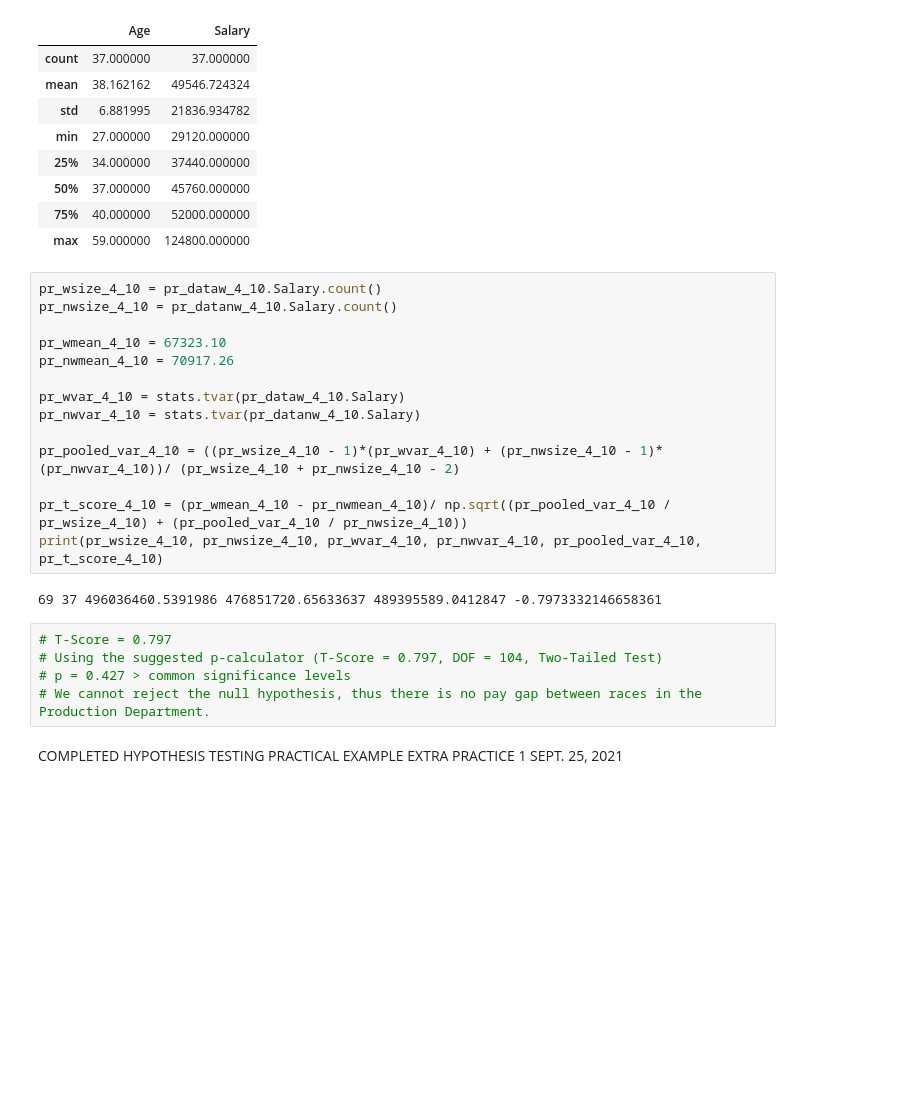
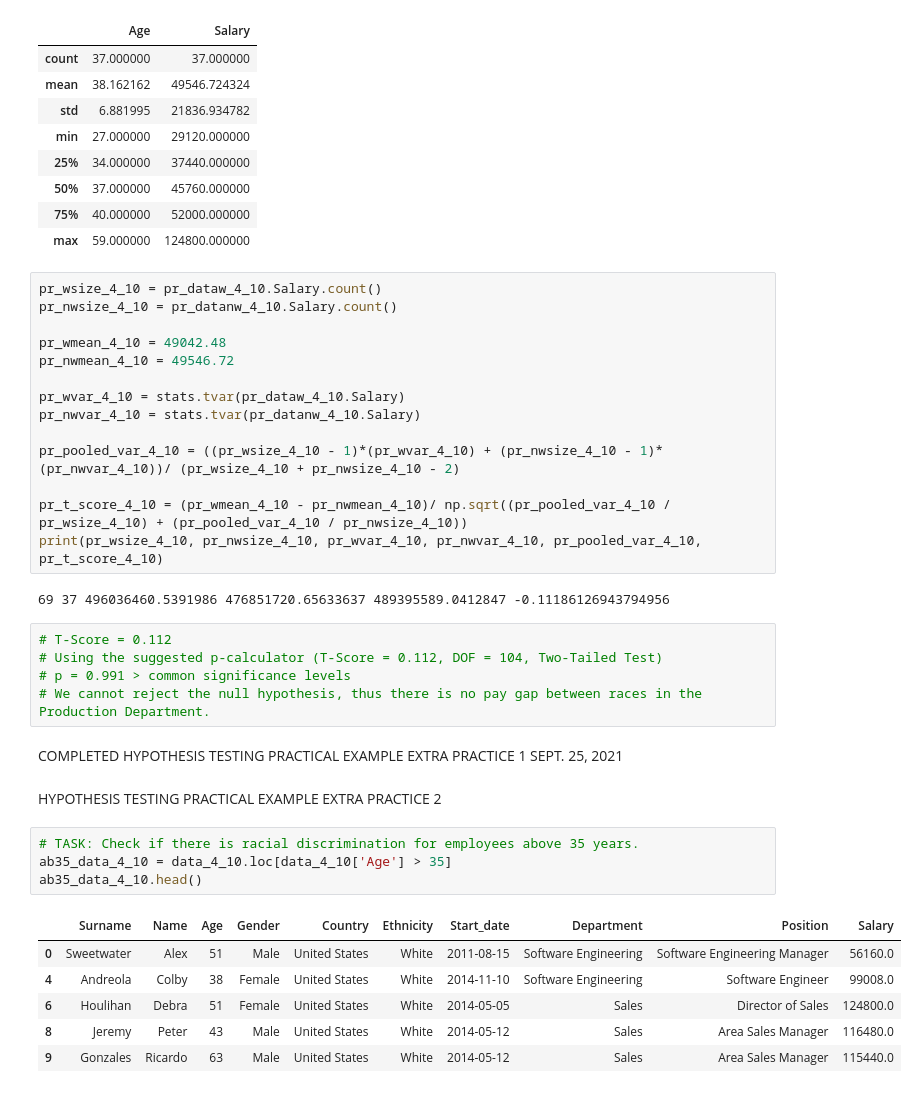
Before and after one commit to Malcolm206/UDEMY_BI_ANALYST, a Jupyter notebook: Untitled.ipynb, the cells around one changed output. Drawn from its saved outputs; the diff is of its cells as text; blank space fills up the shorter version.

Commit message:
completes hypothesis testing section practical example extra practice exercise 2

```diff
--- a/Untitled.ipynb
+++ b/Untitled.ipynb
@@ -1059,8 +1059,8 @@ pr_datanw_4_10.describe()
 pr_wsize_4_10 = pr_dataw_4_10.Salary.count()
 pr_nwsize_4_10 = pr_datanw_4_10.Salary.count()
 
-pr_wmean_4_10 = 67323.10
-pr_nwmean_4_10 = 70917.26
+pr_wmean_4_10 = 49042.48
+pr_nwmean_4_10 = 49546.72
 
 pr_wvar_4_10 = stats.tvar(pr_dataw_4_10.Salary)
 pr_nwvar_4_10 = stats.tvar(pr_datanw_4_10.Salary)
@@ -1070,11 +1070,24 @@ pr_pooled_var_4_10 = ((pr_wsize_4_10 - 1)*(pr_wvar_4_10) + (pr_nwsize_4_10 - 1)*
 pr_t_score_4_10 = (pr_wmean_4_10 - pr_nwmean_4_10)/ np.sqrt((pr_pooled_var_4_10 / pr_wsize_4_10) + (pr_pooled_var_4_10 / pr_nwsize_4_10))
 print(pr_wsize_4_10, pr_nwsize_4_10, pr_wvar_4_10, pr_nwvar_4_10, pr_pooled_var_4_10, pr_t_score_4_10)
 # %% [output]
-69 37 496036460.5391986 476851720.65633637 489395589.0412847 -0.7973332146658361
+69 37 496036460.5391986 476851720.65633637 489395589.0412847 -0.11186126943794956
 # %%
-# T-Score = 0.797
-# Using the suggested p-calculator (T-Score = 0.797, DOF = 104, Two-Tailed Test)
-# p = 0.427 > common significance levels
+# T-Score = 0.112
+# Using the suggested p-calculator (T-Score = 0.112, DOF = 104, Two-Tailed Test)
+# p = 0.991 > common significance levels
 # We cannot reject the null hypothesis, thus there is no pay gap between races in the Production Department.
 # %% [markdown]
 COMPLETED HYPOTHESIS TESTING PRACTICAL EXAMPLE EXTRA PRACTICE 1 SEPT. 25, 2021
+# %% [markdown]
+HYPOTHESIS TESTING PRACTICAL EXAMPLE EXTRA PRACTICE 2
+# %%
+# TASK: Check if there is racial discrimination for employees above 35 years.
+ab35_data_4_10 = data_4_10.loc[data_4_10['Age'] > 35]
+ab35_data_4_10.head()
+# %% [output]
+|  | Surname | Name | Age | Gender | Country | Ethnicity | Start_date | Department | Position | Salary |
+| 0 | Sweetwater | Alex | 51 | Male | United States | White | 2011-08-15 | Software Engineering | Software Engineering Manager | 56160.0 |
+| 4 | Andreola | Colby | 38 | Female | United States | White | 2014-11-10 | Software Engineering | Software Engineer | 99008.0 |
+| 6 | Houlihan | Debra | 51 | Female | United States | White | 2014-05-05 | Sales | Director of Sales | 124800.0 |
+| 8 | Jeremy | Peter | 43 | Male | United States | White | 2014-05-12 | Sales | Area Sales Manager | 116480.0 |
+| 9 | Gonzales | Ricardo | 63 | Male | United States | White | 2014-05-12 | Sales | Area Sales Manager | 115440.0 |
```
Also changed, not shown: parts of 6 cells of this notebook.
